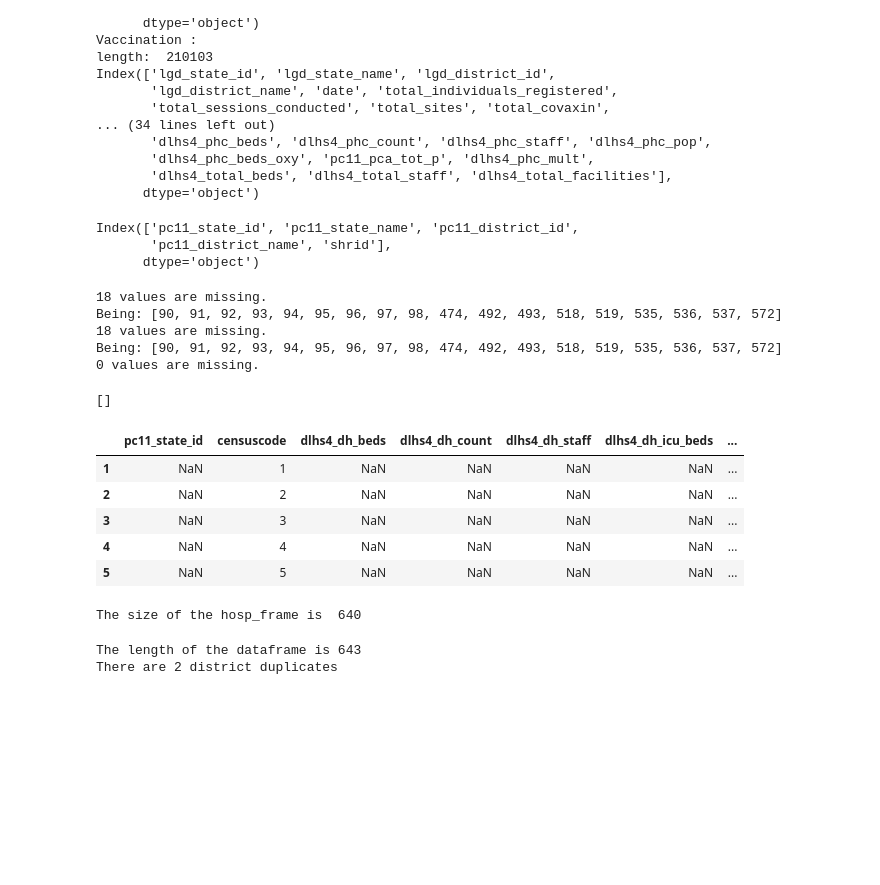
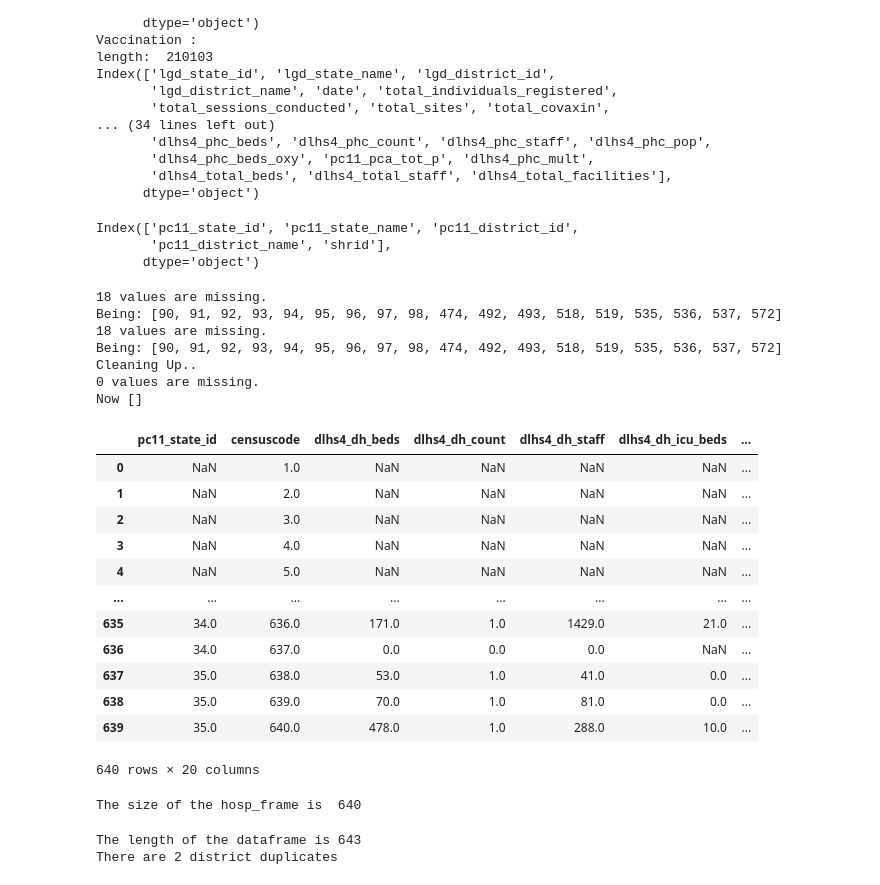
Before and after one commit to Daniel-Los/Introduction-to-datascience-final-project, a Jupyter notebook: Dataframes.ipynb, the cells around one changed output. Drawn from its saved outputs; the diff is of its cells as text; code cells hidden in the pictures; blank space fills up the shorter version.

Commit message:
dataframes completed?

```diff
--- a/Dataframes.ipynb
+++ b/Dataframes.ipynb
@@ -146,16 +146,19 @@ def missingcheck(column : 'that needs checking',
     print(len(missing), "values are missing.")
     return missing
 # %%
-### Cleaning up names_frame
+##Cleaning up names_frame
+
+
 # Making a list of all the districts with codes: names_frame
 
 # We made this list based on an import.
 df = names_frame
 df.keys()
 
-#df['pc11_district_id']
+#Dropping the shrid column, duplicates and na rows
 df = df.drop(columns=['shrid'])
 df = df.drop_duplicates(keep='first', subset = ['pc11_district_id'])
+df = df.dropna(subset=['pc11_district_id'])
 
 print("Being:",missingcheck(df['pc11_district_id'], 641))
 df = df.rename(columns={"pc11_district_id": "censuscode"})
@@ -177,12 +180,10 @@ missing_frame['censuscode'] = censuscode
 missing_frame['pc11_district_name'] = district
 
 names_frame = pd.concat([names_frame,missing_frame])
-
-missingcheck(names_frame['censuscode'], 641)
-
 names_frame = names_frame.sort_values(by=['censuscode'])
 
-#bruh_frame
+print("Cleaning Up..")
+print("Now",missingcheck(names_frame['censuscode'], 641))
 # %% [output]
 Index(['pc11_state_id', 'pc11_state_name', 'pc11_district_id',
        'pc11_district_name', 'shrid'],
@@ -191,36 +192,44 @@ Index(['pc11_state_id', 'pc11_state_name', 'pc11_district_id',
 Being: [90, 91, 92, 93, 94, 95, 96, 97, 98, 474, 492, 493, 518, 519, 535, 536, 537, 572]
 18 values are missing.
 Being: [90, 91, 92, 93, 94, 95, 96, 97, 98, 474, 492, 493, 518, 519, 535, 536, 537, 572]
+Cleaning Up..
 0 values are missing.
+Now []
-[]
 # %%
 ## Cleaning Hospital data
-
-# Some districts are missing in the hosp data. This makes sure they are in there as NaN
-distr_col = demog_frame['pc11_district_id']
-hosp_frame = pd.merge(hosp_frame, distr_col, on = 'pc11_district_id', how = 'right')
 
 df = hosp_frame
 # We only have to rename our district code to 'censuscode'
 df = df.rename(columns={"pc11_district_id": "censuscode"})
 
+# Some districts are missing in the hosp data. This makes sure they are in there as NaN
+df = pd.merge(df, names_frame['censuscode'], on = 'censuscode', how = 'right')
+
 # Andd drop wierd 0th and 999th district
 # these district codes represent not attributed cases and unclear cases
 df = df[df['censuscode'] != 999]
 df = df[df['censuscode'] != 0]
+df = df.sort_values(by=['censuscode'])
 # %%
 # This is what the new frame looks like
 hosp_frame = df
-hosp_frame.head()
+hosp_frame
 print("The size of the hosp_frame is ",len(hosp_frame))
 # %% [output]
 |  | pc11_state_id | censuscode | dlhs4_dh_beds | dlhs4_dh_count | dlhs4_dh_staff | dlhs4_dh_icu_beds | ... |
-| 1 | NaN | 1 | NaN | NaN | NaN | NaN | ... |
-| 2 | NaN | 2 | NaN | NaN | NaN | NaN | ... |
-| 3 | NaN | 3 | NaN | NaN | NaN | NaN | ... |
-| 4 | NaN | 4 | NaN | NaN | NaN | NaN | ... |
-| 5 | NaN | 5 | NaN | NaN | NaN | NaN | ... |
+| 0 | NaN | 1.0 | NaN | NaN | NaN | NaN | ... |
+| 1 | NaN | 2.0 | NaN | NaN | NaN | NaN | ... |
+| 2 | NaN | 3.0 | NaN | NaN | NaN | NaN | ... |
+| 3 | NaN | 4.0 | NaN | NaN | NaN | NaN | ... |
+| 4 | NaN | 5.0 | NaN | NaN | NaN | NaN | ... |
+| ... | ... | ... | ... | ... | ... | ... | ... |
+| 635 | 34.0 | 636.0 | 171.0 | 1.0 | 1429.0 | 21.0 | ... |
+| 636 | 34.0 | 637.0 | 0.0 | 0.0 | 0.0 | NaN | ... |
+| 637 | 35.0 | 638.0 | 53.0 | 1.0 | 41.0 | 0.0 | ... |
+| 638 | 35.0 | 639.0 | 70.0 | 1.0 | 81.0 | 0.0 | ... |
+| 639 | 35.0 | 640.0 | 478.0 | 1.0 | 288.0 | 10.0 | ... |
-The size of the hosp_frame is  640
+640 rows × 20 columns
+The size of the hosp_frame is  640
 # %%
 ## Cleaning up Demographic data
 
```
Also changed, not shown: parts of 3 cells of this notebook.
